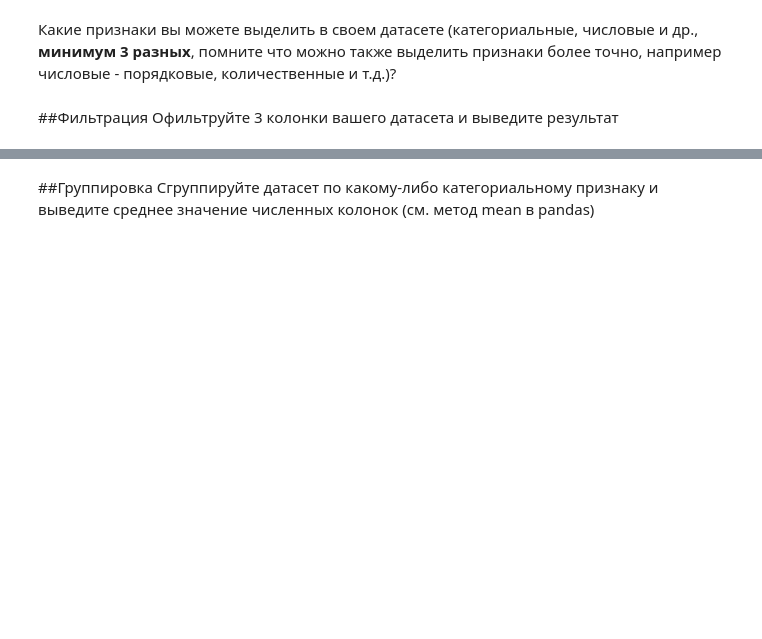
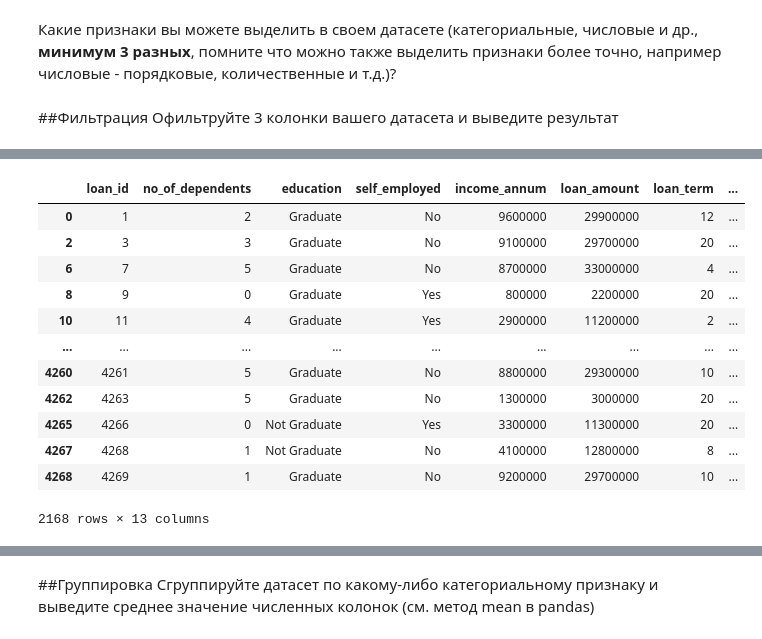
Before and after one commit to BABALEXA/Laboratorny, a Jupyter notebook: lab1/Задание_1.ipynb, the cells around one changed output, grey strips where cells are left out. Cells and saved outputs as stored; diff of their text form; code cells hidden in the pictures; blank space fills up the shorter version.

```diff
--- a/lab1/Задание_1.ipynb
+++ b/lab1/Задание_1.ipynb
@@ -100,4 +184,19 @@ df.describe()
 # %%
 #Фильтр колонки 2
+df[(df[' cibil_score'] < 800) & (df[' cibil_score'] > 500)]
+# %% [output]
+|  | loan_id | no_of_dependents | education | self_employed | income_annum | loan_amount | loan_term | ... |
+| 0 | 1 | 2 | Graduate | No | 9600000 | 29900000 | 12 | ... |
+| 2 | 3 | 3 | Graduate | No | 9100000 | 29700000 | 20 | ... |
+| 6 | 7 | 5 | Graduate | No | 8700000 | 33000000 | 4 | ... |
+| 8 | 9 | 0 | Graduate | Yes | 800000 | 2200000 | 20 | ... |
+| 10 | 11 | 4 | Graduate | Yes | 2900000 | 11200000 | 2 | ... |
+| ... | ... | ... | ... | ... | ... | ... | ... | ... |
+| 4260 | 4261 | 5 | Graduate | No | 8800000 | 29300000 | 10 | ... |
+| 4262 | 4263 | 5 | Graduate | No | 1300000 | 3000000 | 20 | ... |
+| 4265 | 4266 | 0 | Not Graduate | Yes | 3300000 | 11300000 | 20 | ... |
+| 4267 | 4268 | 1 | Not Graduate | No | 4100000 | 12800000 | 8 | ... |
+| 4268 | 4269 | 1 | Graduate | No | 9200000 | 29700000 | 10 | ... |
+2168 rows × 13 columns
 # %%
 #Фильтр колонки 3
```
Also changed, not shown: parts of 7 cells of this notebook.
